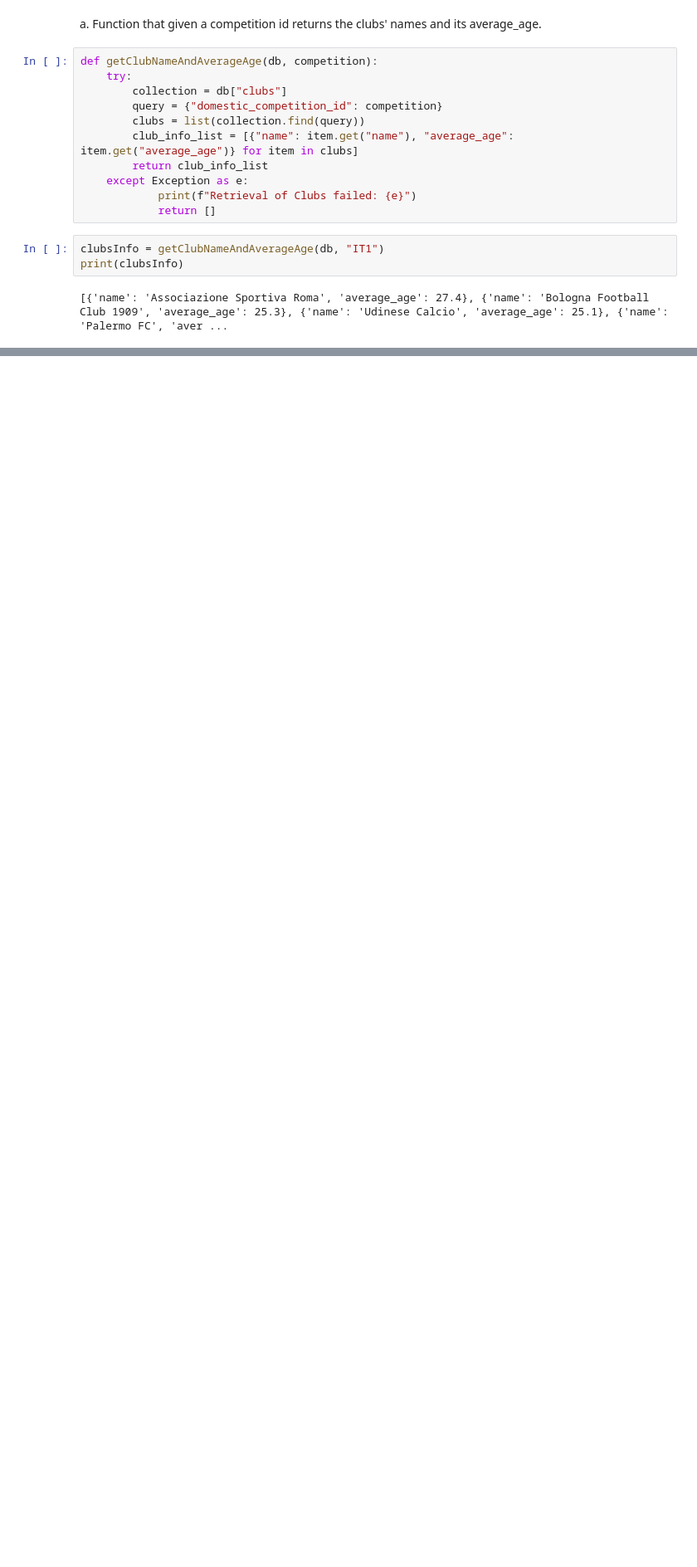
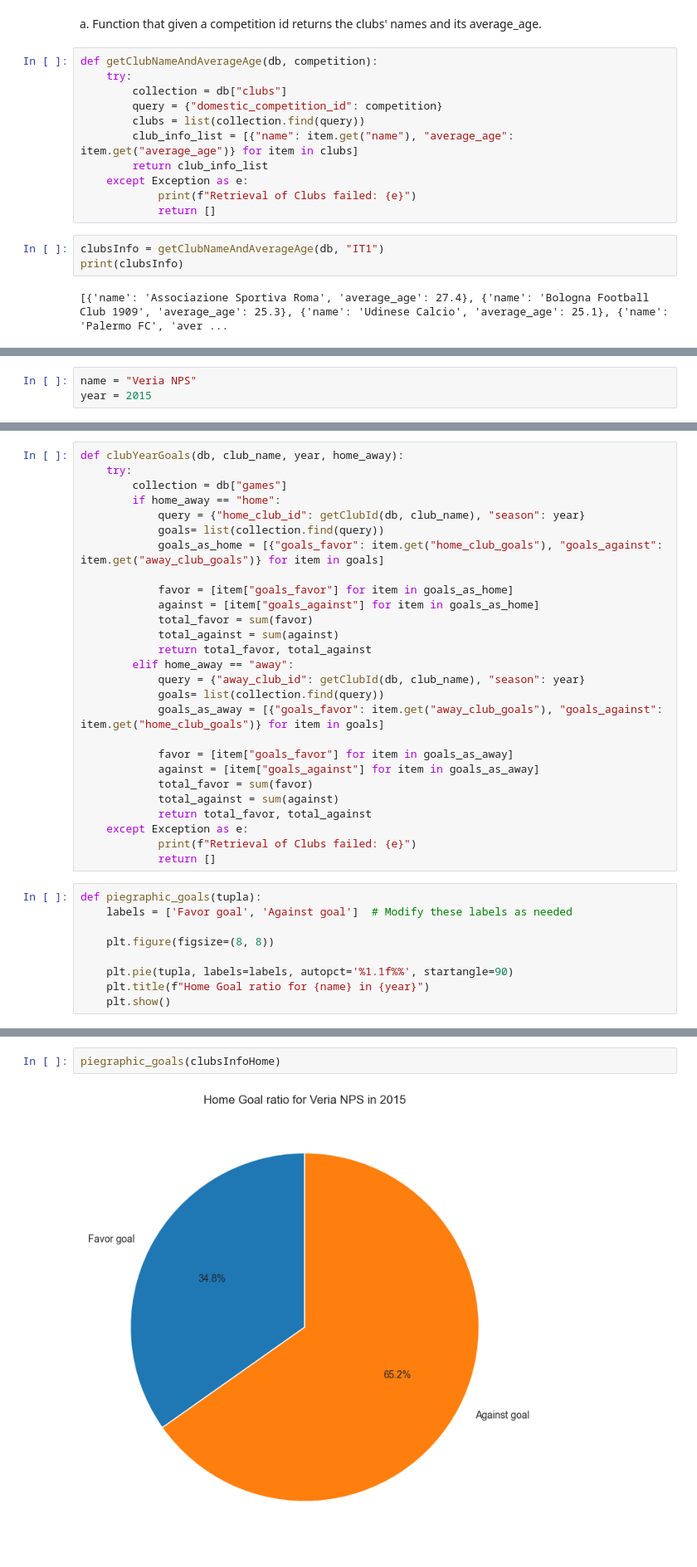
Before and after one commit to JavierBlancoGonzalez/Erasmus-IUM-6--Data_Analytics, a Jupyter notebook: Data_Analytic.ipynb, the cells around one changed output, grey strips where cells are left out. Shown: that part at 83% size. Drawn from its saved outputs; the diff is of its cells as text; blank space fills up the shorter version.

```diff
--- a/Data_Analytic.ipynb
+++ b/Data_Analytic.ipynb
@@ -75,0 +75,3 @@ plotBarChart(clubsInfo)
+# %%
+name = "Veria NPS"
+year = 2015
@@ -75,0 +88,36 @@ plotBarChart(clubsInfo)
+# %%
+def clubYearGoals(db, club_name, year, home_away):
+    try:
+        collection = db["games"]
+        if home_away == "home":
+            query = {"home_club_id": getClubId(db, club_name), "season": year}
+            goals= list(collection.find(query))
+            goals_as_home = [{"goals_favor": item.get("home_club_goals"), "goals_against": item.get("away_club_goals")} for item in goals]
+
+            favor = [item["goals_favor"] for item in goals_as_home]
+            against = [item["goals_against"] for item in goals_as_home]
+            total_favor = sum(favor)
+            total_against = sum(against)
+            return total_favor, total_against
+        elif home_away == "away":
+            query = {"away_club_id": getClubId(db, club_name), "season": year}
+            goals= list(collection.find(query))
+            goals_as_away = [{"goals_favor": item.get("away_club_goals"), "goals_against": item.get("home_club_goals")} for item in goals]
+
+            favor = [item["goals_favor"] for item in goals_as_away]
+            against = [item["goals_against"] for item in goals_as_away]
+            total_favor = sum(favor)
+            total_against = sum(against)
+            return total_favor, total_against
+    except Exception as e:
+            print(f"Retrieval of Clubs failed: {e}")
+            return []
+# %%
+def piegraphic_goals(tupla):
+    labels = ['Favor goal', 'Against goal']  # Modify these labels as needed
+
+    plt.figure(figsize=(8, 8))
+
+    plt.pie(tupla, labels=labels, autopct='%1.1f%%', startangle=90)
+    plt.title(f"Home Goal ratio for {name} in {year}")
+    plt.show()
@@ -75,0 +129,4 @@ plotBarChart(clubsInfo)
+# %%
+piegraphic_goals(clubsInfoHome)
+# %% [output]
+[figure, added]
```
Also changed, not shown: parts of 11 cells of this notebook.
